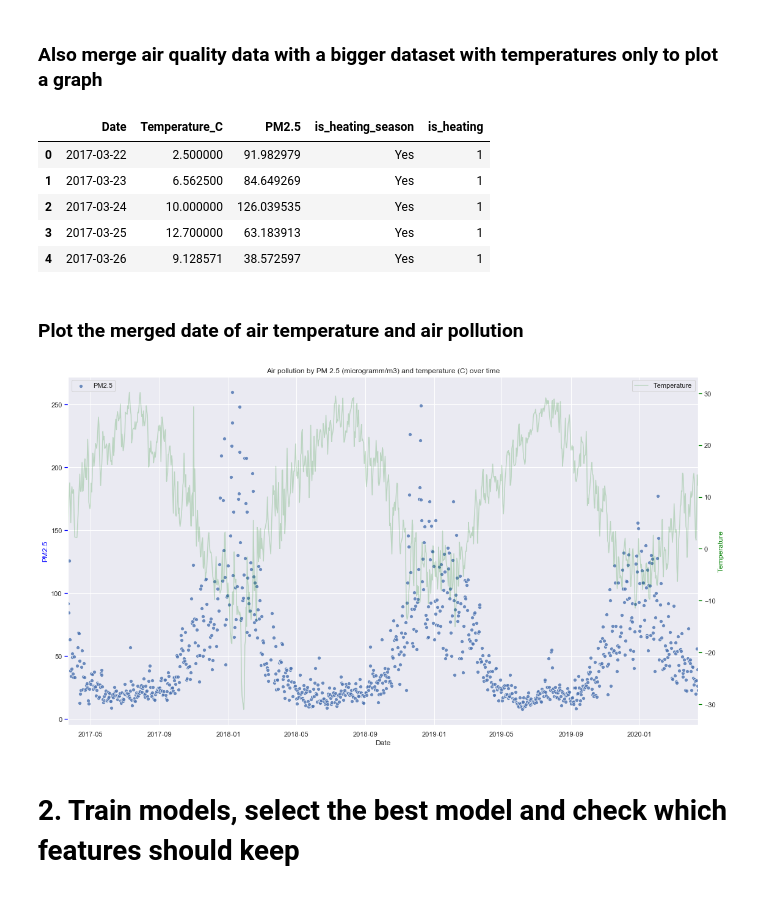
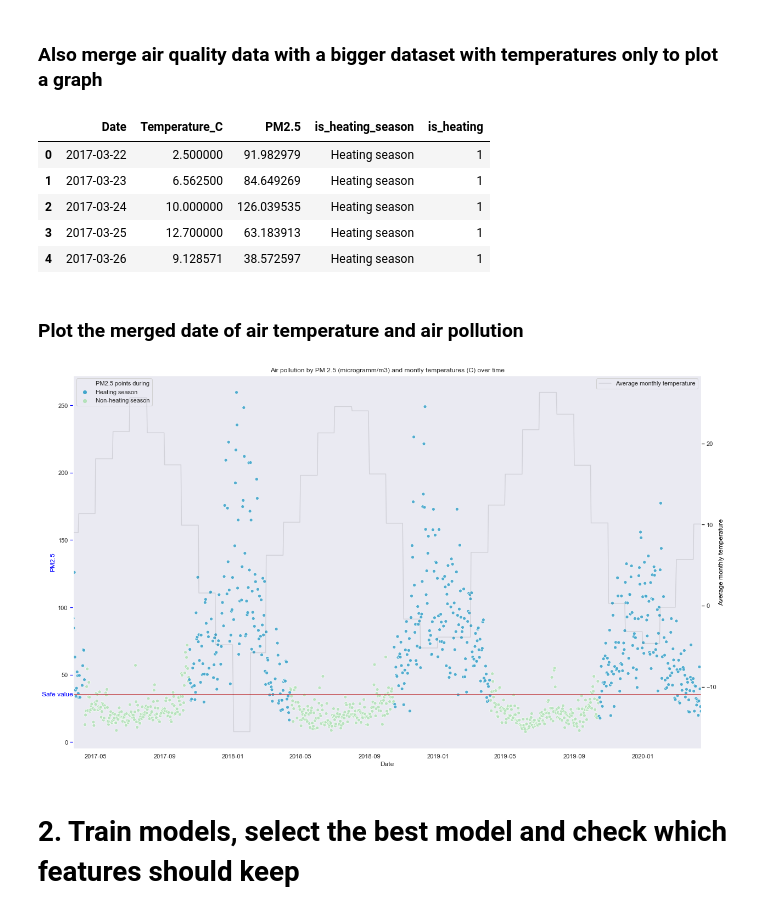
Before and after one commit to alibekU/almaty_air_2020, a Jupyter notebook: analysis_pm25.ipynb, the cells around one changed output. Saved outputs shown, nothing was run; the diff lists cells and outputs as text; code cells hidden in the pictures.

```diff
--- a/analysis_pm25.ipynb
+++ b/analysis_pm25.ipynb
@@ -438,12 +438,12 @@ heating_start_2020 = datetime.datetime(2019, 10, 15)
 
 heating_end_2020 = datetime.datetime(2020, 4, 22)
 
-dataAir['is_heating_season'] = dataAir['Date'].apply(lambda x: 'No' if ((x > heating_end_2017 and x < heating_start_2018) or (x > heating_end_2018 and x < heating_start_2019) or (x > heating_end_2019 and x < heating_start_2020) or x > heating_end_2020)
-                                    else 'Yes')
+dataAir['is_heating_season'] = dataAir['Date'].apply(lambda x: 'Non-heating season' if ((x > heating_end_2017 and x < heating_start_2018) or (x > heating_end_2018 and x < heating_start_2019) or (x > heating_end_2019 and x < heating_start_2020) or x > heating_end_2020)
+                                    else 'Heating season')
 
 # also add numerical variable 'is_heating' for calculations
 # add a categorical variable 'is_heating_season' with values of 'Yes' and 'No' for better visuals
-dataAir['is_heating'] = dataAir['is_heating_season'].apply(lambda heat: 1 if heat=='Yes' else 0)
+dataAir['is_heating'] = dataAir['is_heating_season'].apply(lambda heat: 1 if heat=='Heating season' else 0)
 
 dataAir.head()
 # %% [output]
@@ -606,11 +632,11 @@ dataMergedTemp = pd.merge(dataTempC, dataAir, on='Date')
 dataMergedTemp.head()
 # %% [output]
 |  | Date | Temperature_C | PM2.5 | is_heating_season | is_heating |
-| 0 | 2017-03-22 | 2.500000 | 91.982979 | Yes | 1 |
-| 1 | 2017-03-23 | 6.562500 | 84.649269 | Yes | 1 |
-| 2 | 2017-03-24 | 10.000000 | 126.039535 | Yes | 1 |
-| 3 | 2017-03-25 | 12.700000 | 63.183913 | Yes | 1 |
-| 4 | 2017-03-26 | 9.128571 | 38.572597 | Yes | 1 |
+| 0 | 2017-03-22 | 2.500000 | 91.982979 | Heating season | 1 |
+| 1 | 2017-03-23 | 6.562500 | 84.649269 | Heating season | 1 |
+| 2 | 2017-03-24 | 10.000000 | 126.039535 | Heating season | 1 |
+| 3 | 2017-03-25 | 12.700000 | 63.183913 | Heating season | 1 |
+| 4 | 2017-03-26 | 9.128571 | 38.572597 | Heating season | 1 |
 # %%
 #from datetime import datetime
 #dataMerged = dataMerged[dataMerged['Date'] >= datetime.strptime('2019-01-01','%Y-%m-%d')]
@@ -619,42 +645,57 @@ dataMergedTemp.head()
 # %%
 from datetime import datetime
 import seaborn as sns
 import matplotlib.pyplot as plt
 
+# add month and year columns
+dataMergedTemp['Month'] = dataMergedTemp['Date'].dt.month
+dataMergedTemp['Year'] = dataMergedTemp['Date'].dt.year
+
+# compute montly averages
+monthlyAverages = dataMergedTemp.groupby(['Year', 'Month']).agg({'Temperature_C':'mean'}).copy()
+monthlyAverages.rename(columns={'Temperature_C':'Average monthly temperature'}, inplace=True)
+
+# add back the averages
+dataMergedTemp1 = pd.merge(dataMergedTemp, monthlyAverages, how='left', on=['Year', 'Month']).copy()
+
 fig, ax = plt.subplots()
 
 # set size and style
-fig.set_size_inches(18.5, 10.5)
+fig.set_size_inches(20.5, 12.5)
 sns.set_style('dark')
+
+# rename is_heating_season column to have a better legend on the plot
+heating_feature_name = "PM2.5 points during"
+dataMergedTemp1.rename(columns={"is_heating_season": heating_feature_name}, inplace = True)
 
 # plot air qulaity
 color='blue'
-ax = sns.scatterplot(x='Date', y='PM2.5',data = dataMergedTemp,  alpha=0.8)
-ax.set(xlim = (dataMergedTemp['Date'].min(), dataMergedTemp['Date'].max()))
-#ax.hlines(y=PM25_safe_value, xmin=dataMergedTemp['Date'].min(), xmax=dataMergedTemp['Date'].max(), linewidth=2, color='r')
-#ax.text(dataMergedTemp['Date'].min(), PM25_safe_value, 'PM2.5 safe value', color='blue', va='center', ha='right')
+ax = sns.scatterplot(x='Date', y='PM2.5',data = dataMergedTemp1,  alpha=0.9, hue=heating_feature_name, palette='GnBu_r')
+ax.set(xlim = (dataMergedTemp1['Date'].min(), dataMergedTemp1['Date'].max()))
+ax.hlines(y=PM25_safe_value, xmin=dataMergedTemp1['Date'].min(), xmax=dataMergedTemp1['Date'].max(), linewidth=1, color='r')
+ax.text(dataMergedTemp1['Date'].min(), PM25_safe_value, 'Safe value', color='blue', va='center', ha='right')
 ax.tick_params(axis='y', color=color)
 ax.set_ylabel('PM2.5', color=color)
-ax.legend(['PM2.5'], loc='upper left')
+ax.legend(loc='upper left')
 
 # create a second y axis on the same X axis
 ax2 = ax.twinx()
 
 # plot air temperature
-color='green'
-ax2 = sns.lineplot(x='Date', y='Temperature_C',data = dataMergedTemp,  alpha=0.2, color=color)
+color='black'
+ax2 = sns.lineplot(x='Date', y='Average monthly temperature',data = dataMergedTemp1,  alpha=0.1, color=color)
 ax2.tick_params(axis='y', color=color)
-ax2.set_ylabel('Temperature', color=color)
-ax2.legend(['Temperature'], loc='upper right')
+ax2.set_ylabel('Average monthly temperature', color=color)
+ax2.legend(['Average monthly temperature'], loc='upper right')
 
 # set final parameters and draw
 plt.xticks(rotation=90)
-plt.title('Air pollution by PM 2.5 (microgramm/m3) and temperature (C) over time')
+plt.title('Air pollution by PM 2.5 (microgramm/m3) and montly temperatures (C) over time')
 plt.show()
 
 ax2.figure.savefig('images/Temp_vs_pm25.png')
 # %% [output]
-[figure, old version]
+[figure, new version]
 # %% [markdown]
 # 2. Train models,  select the best model and check which features should keep
 # %% [markdown]
```
Also changed, not shown: parts of 21 cells of this notebook.
